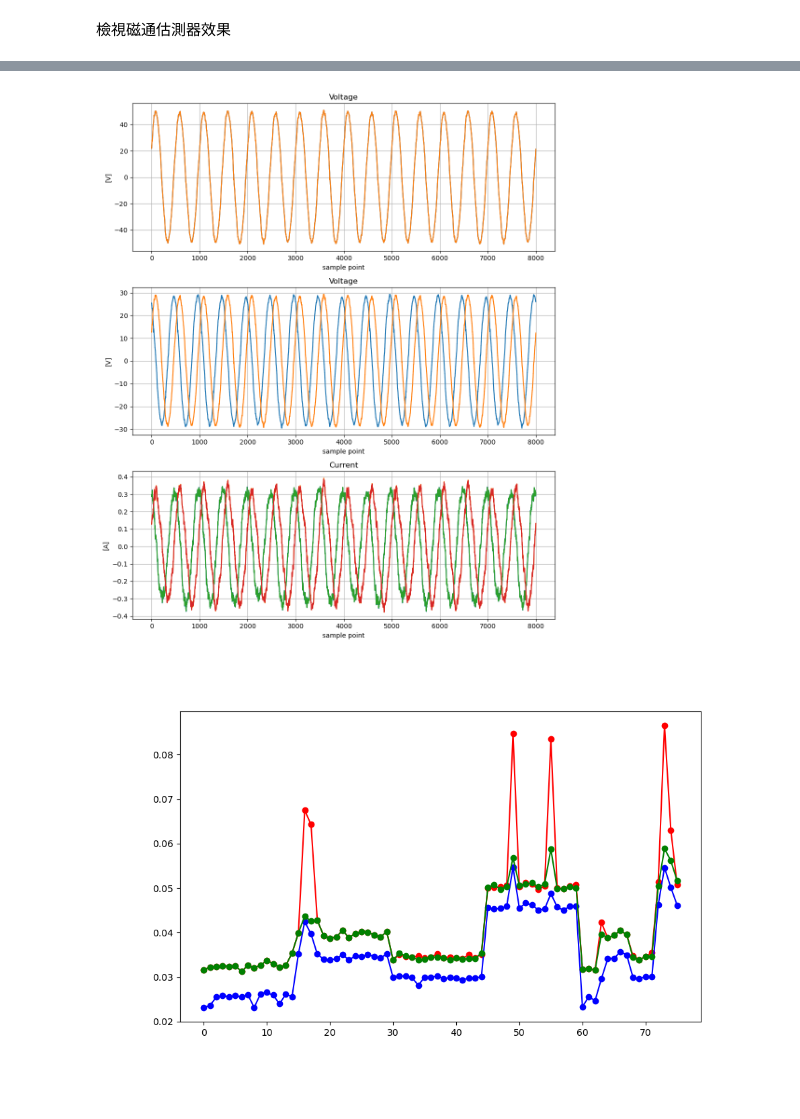
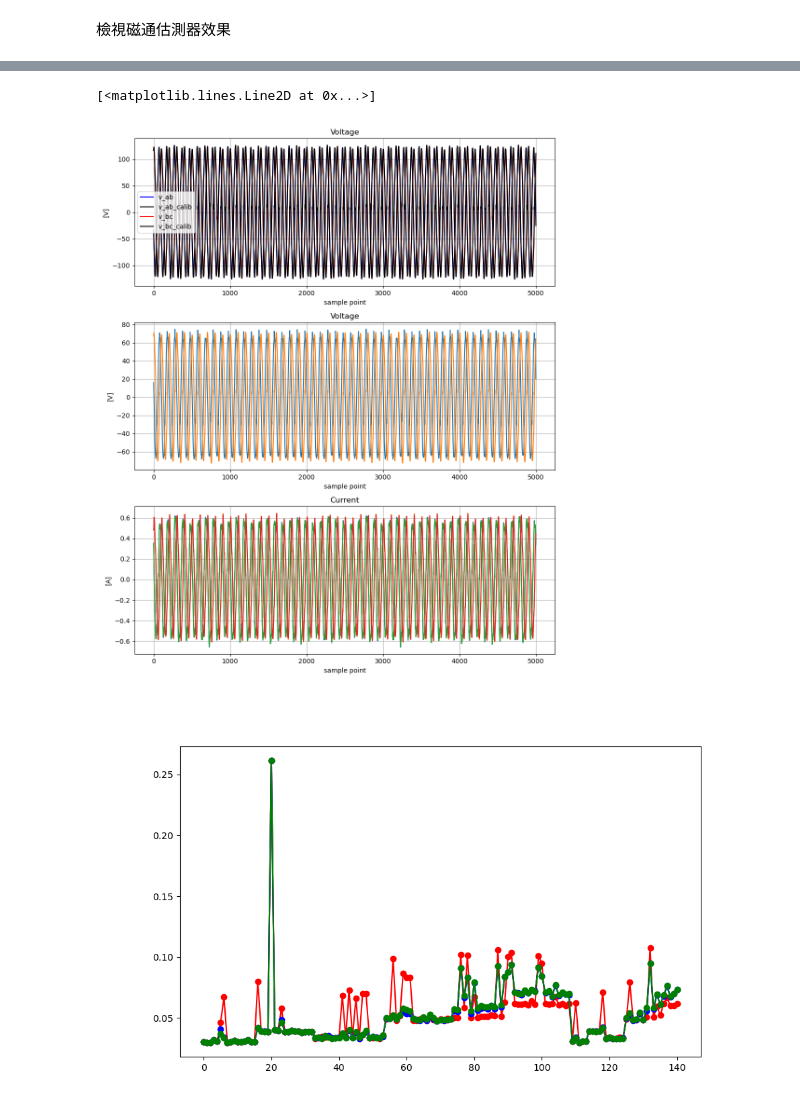
Before and after one commit to ChenPeiYi0620/NTU-RUL-data-analysis, a Jupyter notebook: Vsensing_calibration_and_flux_estimation.ipynb, the cells around one changed output, grey strips where cells are left out. Drawn from its saved outputs; the diff is of its cells as text; code cells hidden in the pictures.

```diff
--- a/Vsensing_calibration_and_flux_estimation.ipynb
+++ b/Vsensing_calibration_and_flux_estimation.ipynb
@@ -48,13 +48,16 @@ rul2_files = [os.path.join(test_files_path, f) for f in rul2_files]
 
 
 # Data set folder
-NTU_dataset_path = r'D:\OneDrive\CCAE_experiments\CCAE_datasets'
-Normal_data_path = os.path.join(NTU_dataset_path, 'Normal2')
+Motor_condition="normal-2"
+NTU_dataset_path = r'D:\OneDrive\CCAE_experiments\CCAE_datasets2'
+Normal_data_path = os.path.join(NTU_dataset_path, 'normal-2')
 
 # 列出此資料夾的所有子資料夾
 Normal_subfolders = [f.path for f in os.scandir(Normal_data_path) if f.is_dir()]
 
-selected_folder=["1800_0_5V","1800_2_0V", "1200_1_0V",  "1200_0_5V", "3000_0_1V", "3000_0_2V" ]  # 選擇特定資料夾
+selected_folder=["normal-2 1200 1.0v  2kg cm2",  "normal-2 1200 0.5v  2kg cm2",
+                 "normal-2 1800 0.5v  2kg cm2","normal-2 1800 2.0v  2kg cm2",
+                 "normal-2 3000 1.0v  2kg cm2", "normal-2 3000 2.0v  2kg cm2" ]  # 選擇特定資料夾
 # 選擇與 selected_folder 名稱符合的特定資料夾
 Normal_subfolders = [folder for folder in Normal_subfolders if any(sel in folder for sel in selected_folder)]
 
@@ -217,14 +220,14 @@ def plot_electrical_sample(sampled_data):
     v_bc_calib=voltage_calibrate(v_bc, 12, sampled_data["Speed"][0])
 
     plt.subplot(3, 1, 1)
-    # plt.plot(v_ab, linestyle='-')
-    # plt.plot(v_bc, linestyle='-')
-
-    plt.plot(v_bc, linestyle='-')
-    plt.plot(v_bc_calib, linestyle='-')
+    plt.plot(v_ab, linestyle='-', label='v_ab', color='blue')
+    plt.plot(v_ab_calib, linestyle='-', label='v_ab_calib', color='black')
+    plt.plot(v_bc, linestyle='-', label='v_bc', color='red')
+    plt.plot(v_bc_calib, linestyle='-', label='v_bc_calib', color='black')
     plt.xlabel("sample point")
     plt.ylabel("[V]")
     plt.title("Voltage")
+    plt.legend()
     plt.grid()
 
 
@@ -684,7 +623,7 @@ Speed1 HZ, radius:  5995.2392578125, 1255.6399739237916
 
 
 idx1=2
-sampled_data=read_rul_data(rul2_files[2])
+sampled_data=read_rul_data(rul2_files[81])
 plot_electrical_sample(sampled_data)
 
 
@@ -694,17 +633,19 @@ thd_voltage_alpha_total_calib=[]
 # 統計所有電壓和電流的 THD 值
 for i in range(len(rul2_files)):
     # Example usage:
-    rul_data= read_rul_data(rul2_files[i])
+    rul_data= read_rul_data(rul2_files[i], force_recompute=True)
     voltage_alpha = rul_data["Voltage alpha"]
     thd_voltage_alpha = calculate_thd(voltage_alpha)
     # print(f"Voltage alpha THD of file {i+1}: {thd_voltage_alpha:.4f}")
 
-    v_alpha, v_beta = voltage_calibrate_stator(rul_data["Voltage alpha"], rul_data["Voltage beta"], 12, rul_data["Speed"][0])
+    v_alpha, v_beta = voltage_calibrate_stator(rul_data["Voltage alpha"], rul_data["Voltage beta"], 10, rul_data["Speed"][0])
 
     thd_voltage_alpha_total.append(calculate_thd(read_rul_data(rul2_files[i])["Voltage alpha"]))
     thd_voltage_alpha_total_filter.append(calculate_thd(read_rul_data(rul2_files[i])["Voltage alpha downsample"]))
 
     thd_voltage_alpha_total_calib.append(calculate_thd(v_alpha))
+    # thd_voltage_alpha_total_calib.append(rul_data["Voltage alpha thd"])
+
 plt.figure(figsize=(10, 6))
 plt.plot(thd_voltage_alpha_total, marker='o', linestyle='-', color='r')
 plt.plot(thd_voltage_alpha_total_filter, marker='o', linestyle='-', color='b')
@@ -714,5 +671,6 @@ plt.plot(thd_voltage_alpha_total_calib, marker='o', linestyle='-', color='g')
+[<matplotlib.lines.Line2D at 0x...>]
-[figure, old version]
+[figure, new version]
-[figure, old version]
+[figure, new version]
 # %%
 
 
```
Also changed, not shown: parts of 6 cells of this notebook, 7 other files.
